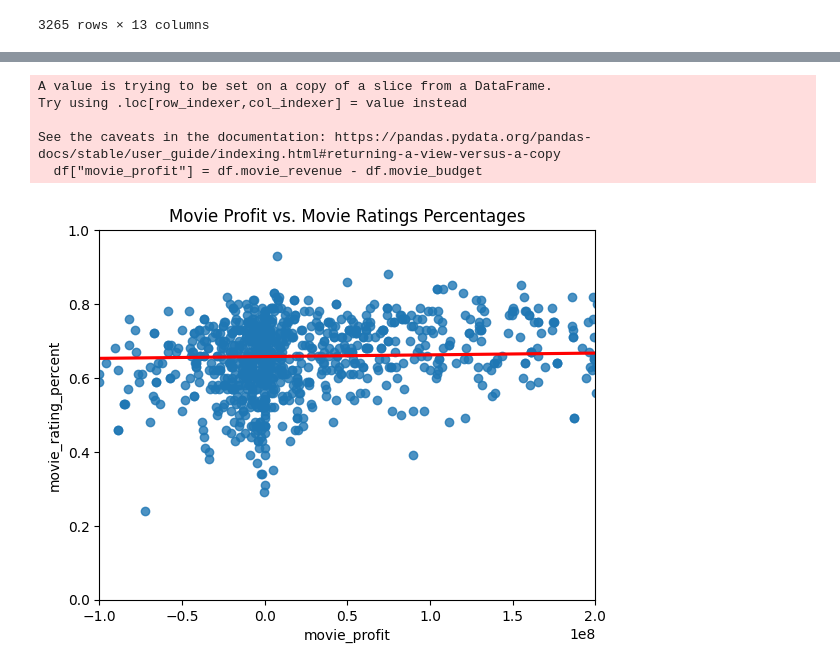
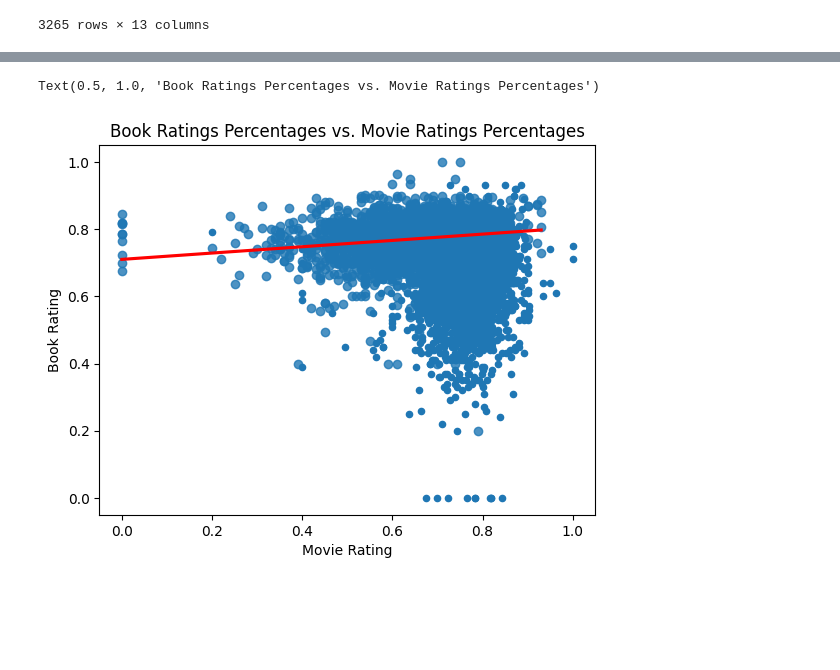
Before and after one commit to emilybae2025/Book-to-Film-Success-Prediction-Model, a Jupyter notebook: EDA.ipynb, the cells around one changed output, grey strips where cells are left out. Saved outputs shown, nothing was run; the diff lists cells and outputs as text; code cells hidden in the pictures; blank space fills up the shorter version.

```diff
--- a/EDA.ipynb
+++ b/EDA.ipynb
@@ -130,12 +165,0 @@ Text(0.5, 1.0, 'Book Ratings Percentages vs. Movie Ratings Percentages')
-# %%
-# movie budget vs revenue
-df = df[(df.movie_revenue != 0) | (df.movie_budget != 0)] # remove revenue and budget values of 0
-
-sns.regplot(data=df, x="movie_budget", y="movie_revenue", ci=None, line_kws={'color':'red'})
-plt.title("Movie Budget vs. Movie Revenue")
-
-# zoom in to cluster
-plt.xlim(0, 0.4e9)
-plt.ylim(-0.5e9, 3e9)
-
-plt.show()
@@ -144,21 +166,7 @@ plt.show()
-# %%
-# movie profit vs. rating
-# new column profit = revenue - budget
-df["movie_profit"] = df.movie_revenue - df.movie_budget
-
-# scatterplot
-sns.regplot(data=df, x="movie_profit", y="movie_rating_percent", ci=None, line_kws={'color':'red'})
-plt.title("Movie Profit vs. Movie Ratings Percentages")
-
-# zoom in to cluster
-plt.xlim(-1e8, 2e8)
-plt.ylim(0, 1)
-
-plt.show()
-# %% [output]
-A value is trying to be set on a copy of a slice from a DataFrame.
-Try using .loc[row_indexer,col_indexer] = value instead
-
-See the caveats in the documentation: https://pandas.pydata.org/pandas-docs/stable/user_guide/indexing.html#returning-a-view-versus-a-copy
-  df["movie_profit"] = df.movie_revenue - df.movie_budget
-[figure, removed]
+# %%
+df.plot.scatter(title="Book Ratings vs. Movie Ratings Percentages", y="Movie Rating", x="Book Rating", xlabel="Movie Rating", ylabel="Book Rating")
+sns.regplot(data=df, x="Movie Rating", y="Book Rating", ci=None, line_kws={'color':'red'})
+plt.title("Book Ratings Percentages vs. Movie Ratings Percentages")
+# %% [output]
+Text(0.5, 1.0, 'Book Ratings Percentages vs. Movie Ratings Percentages')
+[figure, added]
```
Also changed, not shown: parts of 18 cells of this notebook.
